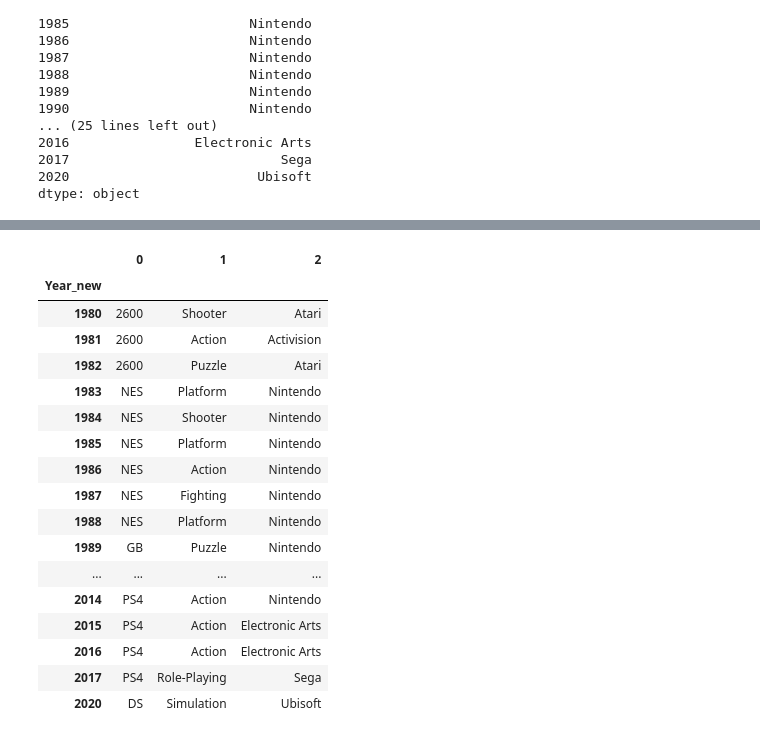
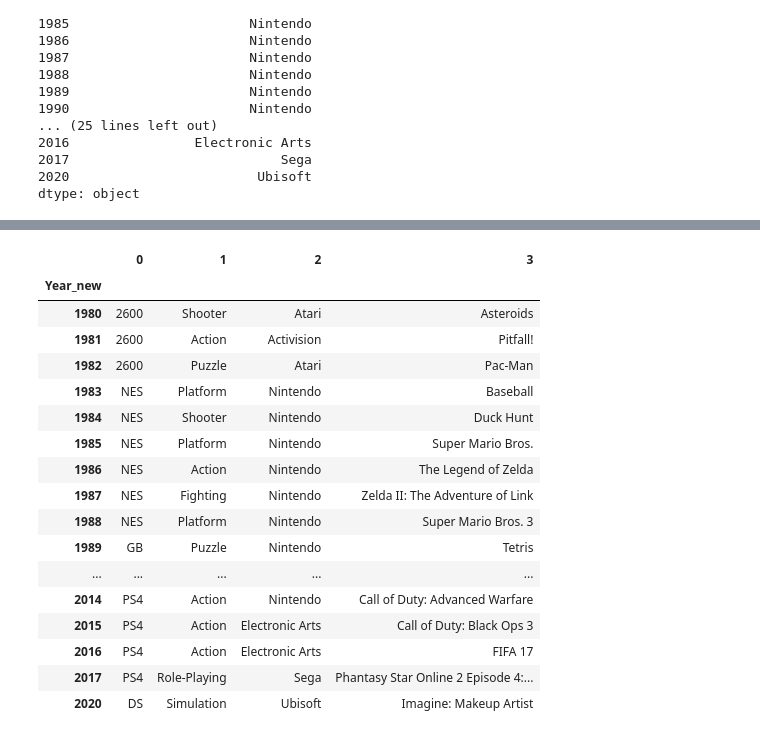
Before and after one commit to Thingjae9/Section1_OwnProject, a Jupyter notebook: Section_1_Project_원명재.ipynb, the cells around one changed output, grey strips where cells are left out. Cells and saved outputs as stored; diff of their text form; code cells hidden in the pictures.

```diff
--- a/Section_1_Project_원명재.ipynb
+++ b/Section_1_Project_원명재.ipynb
@@ -391,3 +391,8 @@ Year_new
 2017                           Sega
 2020                        Ubisoft
 dtype: object
+# %%
+Name_Year = df.groupby(['Year_new','Name'])['Sum_Sales'].sum().unstack('Name').fillna(0)
+Name_Year_T = Name_Year.T
+trand4 = Name_Year_T.idxmax(axis=0)
+print(trand4) # 이름 트랜드 변화 보기
@@ -394,25 +417,25 @@ dtype: object
 # %%
-Trand = pd.concat([trand1,trand2,trand3],axis=1)
+Trand = pd.concat([trand1,trand2,trand3,trand4],axis=1)
 Trand
 # %% [output]
-|  | 0 | 1 | 2 |
-| Year_new |  |  |  |
-| 1980 | 2600 | Shooter | Atari |
-| 1981 | 2600 | Action | Activision |
-| 1982 | 2600 | Puzzle | Atari |
-| 1983 | NES | Platform | Nintendo |
-| 1984 | NES | Shooter | Nintendo |
-| 1985 | NES | Platform | Nintendo |
-| 1986 | NES | Action | Nintendo |
-| 1987 | NES | Fighting | Nintendo |
-| 1988 | NES | Platform | Nintendo |
-| 1989 | GB | Puzzle | Nintendo |
-| ... | ... | ... | ... |
-| 2014 | PS4 | Action | Nintendo |
-| 2015 | PS4 | Action | Electronic Arts |
-| 2016 | PS4 | Action | Electronic Arts |
-| 2017 | PS4 | Role-Playing | Sega |
-| 2020 | DS | Simulation | Ubisoft |
+|  | 0 | 1 | 2 | 3 |
+| Year_new |  |  |  |  |
+| 1980 | 2600 | Shooter | Atari | Asteroids |
+| 1981 | 2600 | Action | Activision | Pitfall! |
+| 1982 | 2600 | Puzzle | Atari | Pac-Man |
+| 1983 | NES | Platform | Nintendo | Baseball |
+| 1984 | NES | Shooter | Nintendo | Duck Hunt |
+| 1985 | NES | Platform | Nintendo | Super Mario Bros. |
+| 1986 | NES | Action | Nintendo | The Legend of Zelda |
+| 1987 | NES | Fighting | Nintendo | Zelda II: The Adventure of Link |
+| 1988 | NES | Platform | Nintendo | Super Mario Bros. 3 |
+| 1989 | GB | Puzzle | Nintendo | Tetris |
+| ... | ... | ... | ... | ... |
+| 2014 | PS4 | Action | Nintendo | Call of Duty: Advanced Warfare |
+| 2015 | PS4 | Action | Electronic Arts | Call of Duty: Black Ops 3 |
+| 2016 | PS4 | Action | Electronic Arts | FIFA 17 |
+| 2017 | PS4 | Role-Playing | Sega | Phantasy Star Online 2 Episode 4:... |
+| 2020 | DS | Simulation | Ubisoft | Imagine: Makeup Artist |
 # %%
 # 플랫폼의 트랜드 변화
 # 2600 > NES > GB > SNES > PS > PS2 > Wii > X360 > PS3
```
Also changed, not shown: parts of 13 cells of this notebook.
